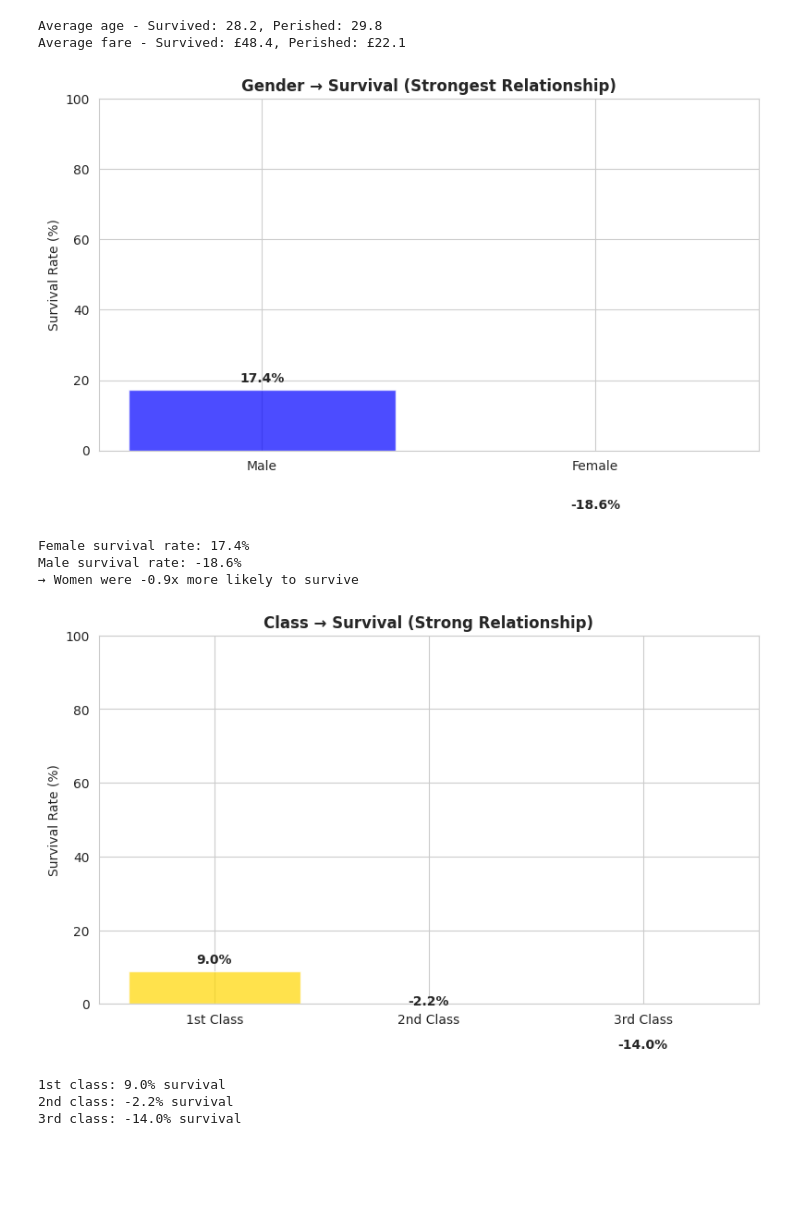
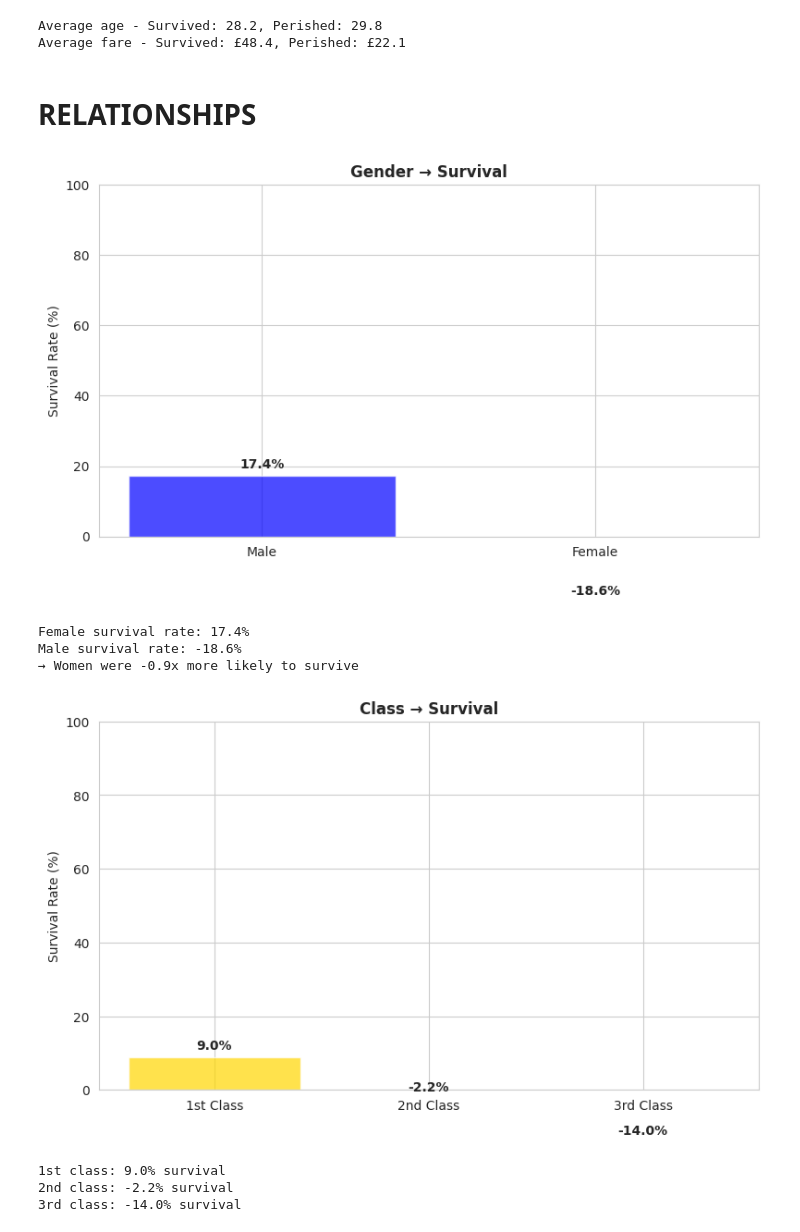
Before and after one commit to patriceir27-ship-it/Global-population-dashboard, a Jupyter notebook: prodigy-ds-02.ipynb, the cells around one changed output. Saved outputs shown, nothing was run; the diff lists cells and outputs as text; code cells hidden in the pictures; blank space fills up the shorter version.

```diff
--- a/prodigy-ds-02.ipynb
+++ b/prodigy-ds-02.ipynb
@@ -188,46 +154,44 @@ print(f"Average fare - Survived: £{survived_fare.mean():.1f}, Perished: £{peri
 [figure]
 Average age - Survived: 28.2, Perished: 29.8
 Average fare - Survived: £48.4, Perished: £22.1
+# %% [markdown]
+# RELATIONSHIPS
 # %%
-# Gender relationship
 gender_survival = train_data.groupby('Sex')['Survived'].mean()
 
 plt.figure(figsize=(8, 5))
 bars = plt.bar(['Male', 'Female'], gender_survival.values * 100,
                color=['blue', 'pink'], alpha=0.7)
-plt.title('Gender → Survival (Strongest Relationship)', fontweight='bold')
+plt.title('Gender → Survival', fontweight='bold')
 plt.ylabel('Survival Rate (%)')
 plt.ylim(0, 100)
 
-# Add percentages
 for bar in bars:
     height = bar.get_height()
     plt.text(bar.get_x() + bar.get_width()/2, height + 2,
              f'{height:.1f}%', ha='center', fontweight='bold')
 
 plt.tight_layout()
 plt.show()
 
 print(f"Female survival rate: {gender_survival['female']*100:.1f}%")
 print(f"Male survival rate: {gender_survival['male']*100:.1f}%")
 print(f"→ Women were {gender_survival['female']/gender_survival['male']:.1f}x more likely to survive")
 # %% [output]
-[figure, old version]
+[figure, new version]
 Female survival rate: 17.4%
 Male survival rate: -18.6%
 → Women were -0.9x more likely to survive
 # %%
-# Class relationship
 class_survival = train_data.groupby('Pclass')['Survived'].mean()
 
 plt.figure(figsize=(8, 5))
 bars = plt.bar(['1st Class', '2nd Class', '3rd Class'], class_survival.values * 100,
                color=['gold', 'silver', 'brown'], alpha=0.7)
-plt.title('Class → Survival (Strong Relationship)', fontweight='bold')
+plt.title('Class → Survival', fontweight='bold')
 plt.ylabel('Survival Rate (%)')
 plt.ylim(0, 100)
 
-# Add percentages
 for bar, value in zip(bars, class_survival.values):
     height = bar.get_height()
     plt.text(bar.get_x() + bar.get_width()/2, height + 2,
@@ -240,7 +204,7 @@ print(f"1st class: {class_survival[1]*100:.1f}% survival")
 print(f"2nd class: {class_survival[2]*100:.1f}% survival")
 print(f"3rd class: {class_survival[3]*100:.1f}% survival")
 # %% [output]
-[figure, old version]
+[figure, new version]
 1st class: 9.0% survival
 2nd class: -2.2% survival
 3rd class: -14.0% survival
```
Also changed, not shown: parts of 20 cells of this notebook.
